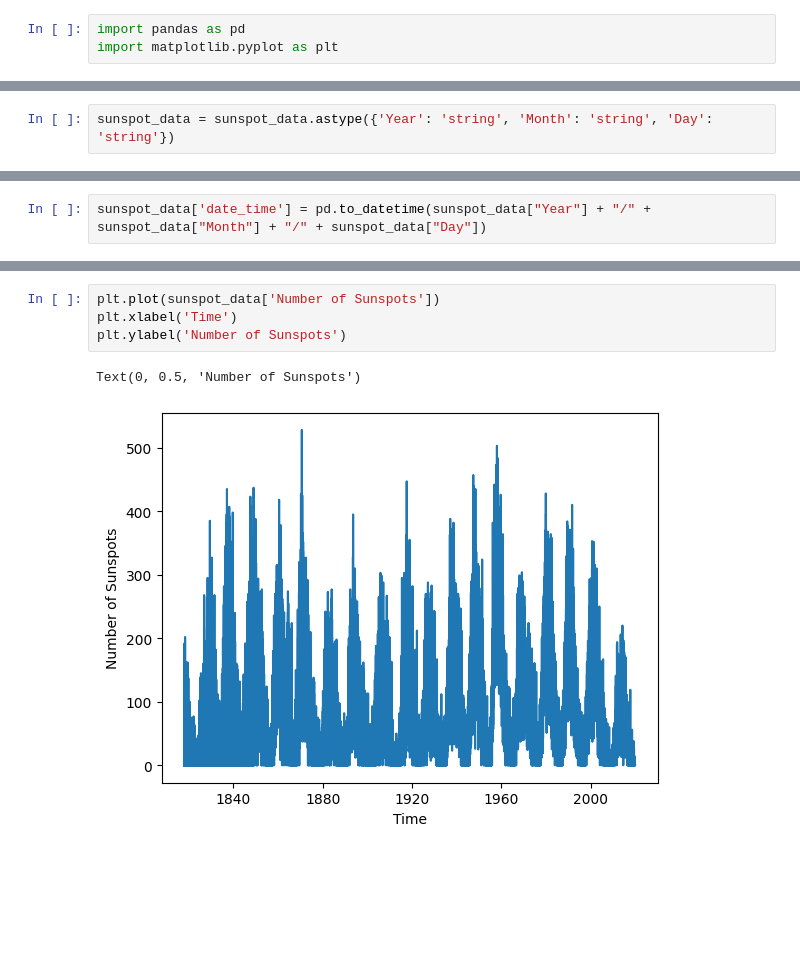
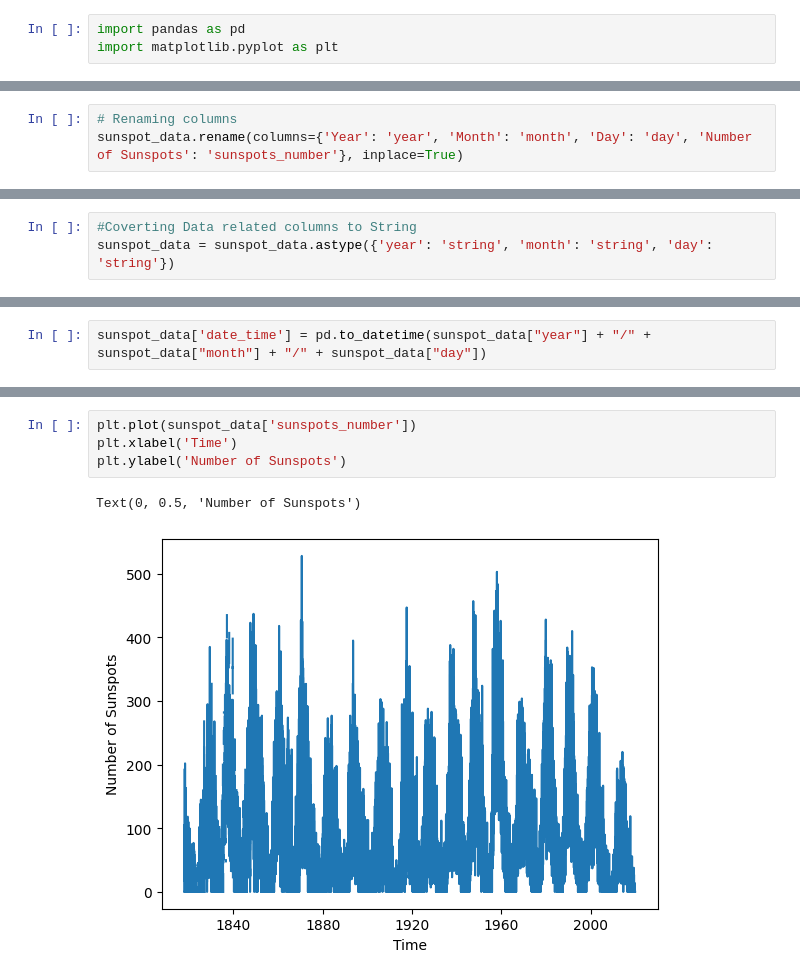
Before and after one commit to marimuthuc/sunspots-prediction, a Jupyter notebook: 01.preprocessing.ipynb, the cells around one changed output, grey strips where cells are left out. Cells and saved outputs as stored; diff of their text form; blank space fills up the shorter version.

Commit message:
Preprocessed Data

```diff
--- a/01.preprocessing.ipynb
+++ b/01.preprocessing.ipynb
@@ -24,2 +20,3 @@ memory usage: 5.1 MB
-# %%
-sunspot_data = sunspot_data.astype({'Year': 'string', 'Month': 'string', 'Day': 'string'})
+# %%
+# Renaming columns
+sunspot_data.rename(columns={'Year': 'year', 'Month': 'month', 'Day': 'day', 'Number of Sunspots': 'sunspots_number'}, inplace=True)
@@ -26,3 +37,6 @@ sunspot_data = sunspot_data.astype({'Year': 'string', 'Month': 'string', 'Day':
+# %%
+#Coverting Data related columns to String
+sunspot_data = sunspot_data.astype({'year': 'string', 'month': 'string', 'day': 'string'})
 # %%
 sunspot_data.info()
 # %% [output]
@@ -53,5 +63,5 @@ sunspot_data.head()
 # %%
-sunspot_data['date_time'] = pd.to_datetime(sunspot_data["Year"] + "/" + sunspot_data["Month"] + "/" + sunspot_data["Day"])
+sunspot_data['date_time'] = pd.to_datetime(sunspot_data["year"] + "/" + sunspot_data["month"] + "/" + sunspot_data["day"])
 # %%
 sunspot_data.info()
 # %% [output]
@@ -94,7 +97,7 @@ memory usage: 5.1 MB
 # %%
-plt.plot(sunspot_data['Number of Sunspots'])
+plt.plot(sunspot_data['sunspots_number'])
 plt.xlabel('Time')
 plt.ylabel('Number of Sunspots')
 # %% [output]
 Text(0, 0.5, 'Number of Sunspots')
-[figure, old version]
+[figure, new version]
```
Also changed, not shown: parts of 20 cells of this notebook, 1 other file.
